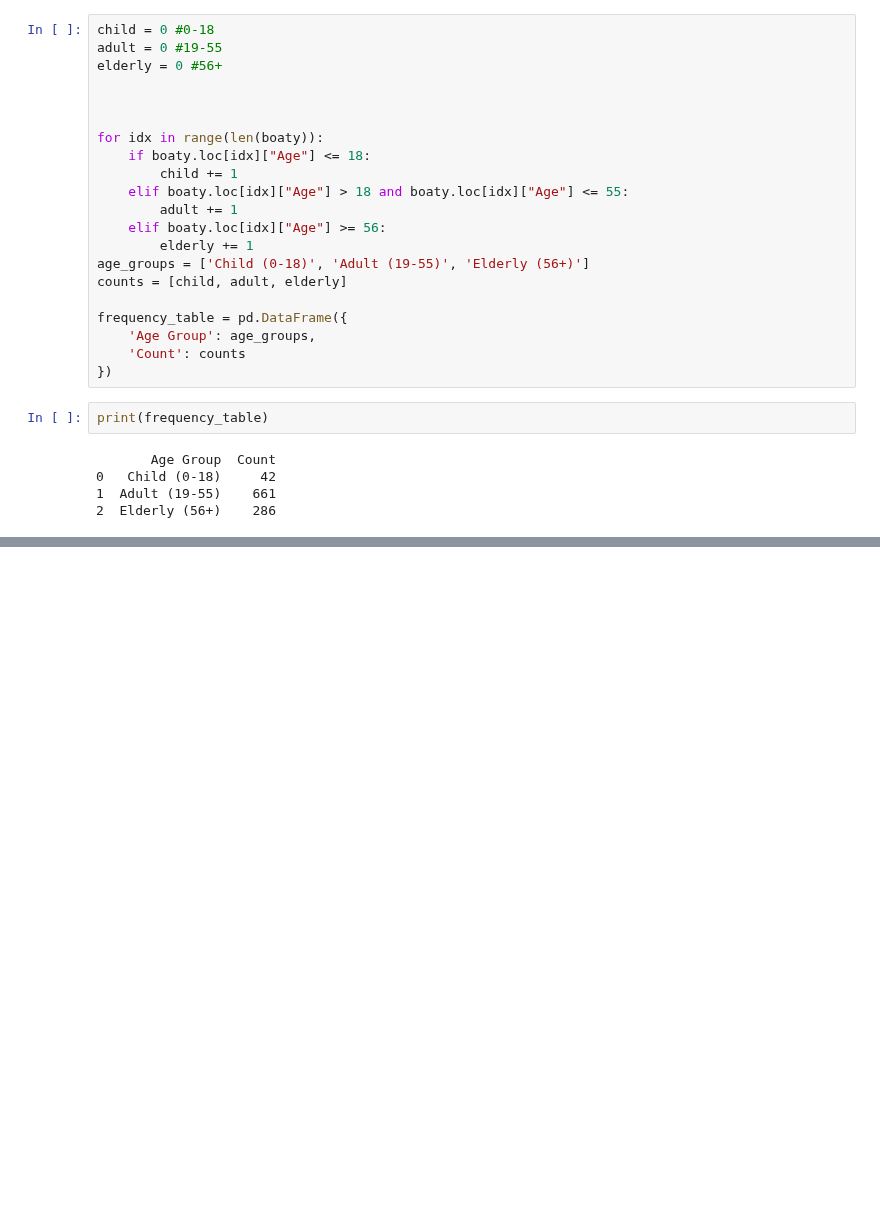
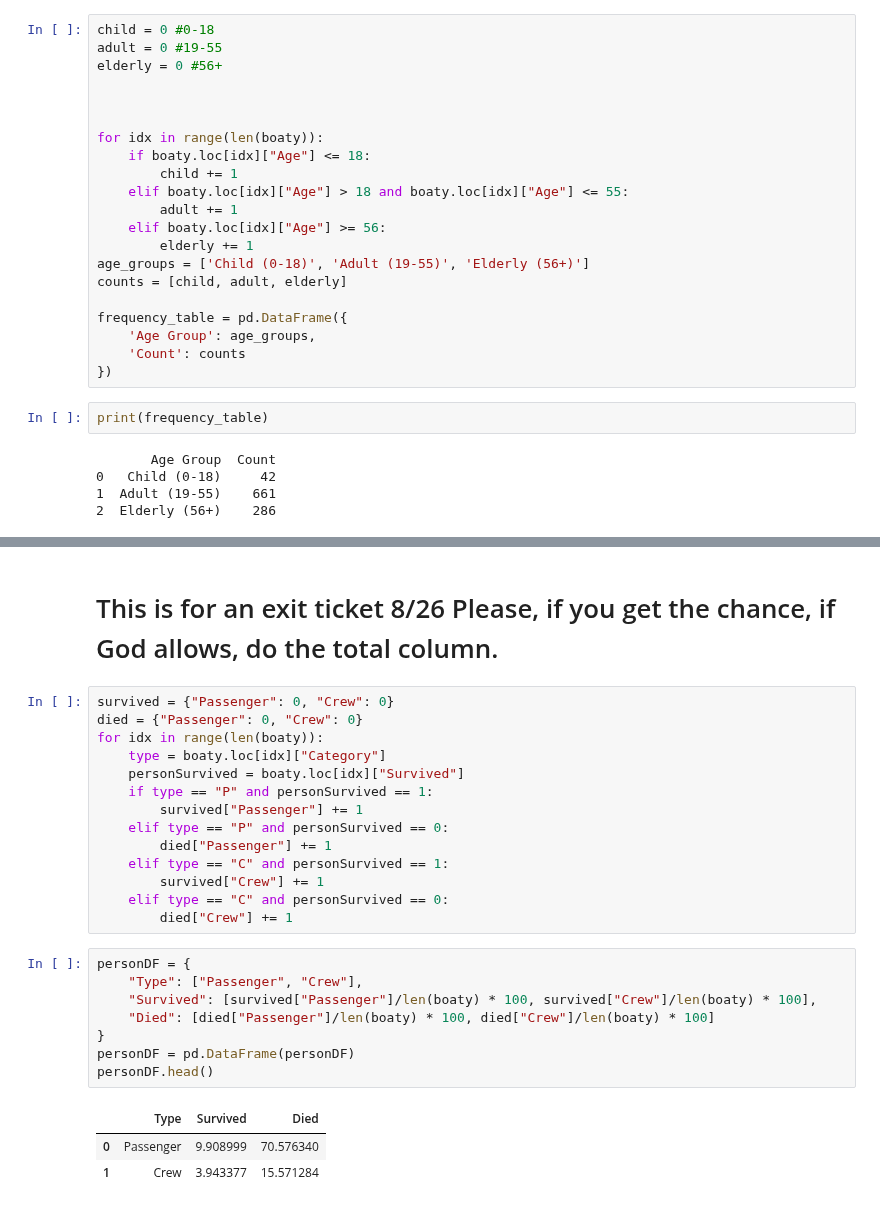
Before and after one commit to IsaacG-L/AI, a Jupyter notebook: Semester 1/Titanic/Titanic.ipynb, the cells around one changed output, grey strips where cells are left out. Drawn from its saved outputs; the diff is of its cells as text; blank space fills up the shorter version.

Commit message:
Pretty sure this is for an exit ticket.

```diff
--- a/Semester 1/Titanic/Titanic.ipynb
+++ b/Semester 1/Titanic/Titanic.ipynb
@@ -603,0 +611,28 @@ print(frequency_table)
+# %% [markdown]
+# This is for an exit ticket 8/26  Please, if you get the chance, if God allows, do the total column.
+# %%
+survived = {"Passenger": 0, "Crew": 0}
+died = {"Passenger": 0, "Crew": 0}
+for idx in range(len(boaty)):
+    type = boaty.loc[idx]["Category"]
+    personSurvived = boaty.loc[idx]["Survived"]
+    if type == "P" and personSurvived == 1:
+        survived["Passenger"] += 1
+    elif type == "P" and personSurvived == 0:
+        died["Passenger"] += 1
+    elif type == "C" and personSurvived == 1:
+        survived["Crew"] += 1
+    elif type == "C" and personSurvived == 0:
+        died["Crew"] += 1
+# %%
+personDF = {
+    "Type": ["Passenger", "Crew"],
+    "Survived": [survived["Passenger"]/len(boaty) * 100, survived["Crew"]/len(boaty) * 100],
+    "Died": [died["Passenger"]/len(boaty) * 100, died["Crew"]/len(boaty) * 100]
+}
+personDF = pd.DataFrame(personDF)
+personDF.head()
+# %% [output]
+|  | Type | Survived | Died |
+| 0 | Passenger | 9.908999 | 70.576340 |
+| 1 | Crew | 3.943377 | 15.571284 |
```
Also changed, not shown: parts of 9 cells of this notebook.
